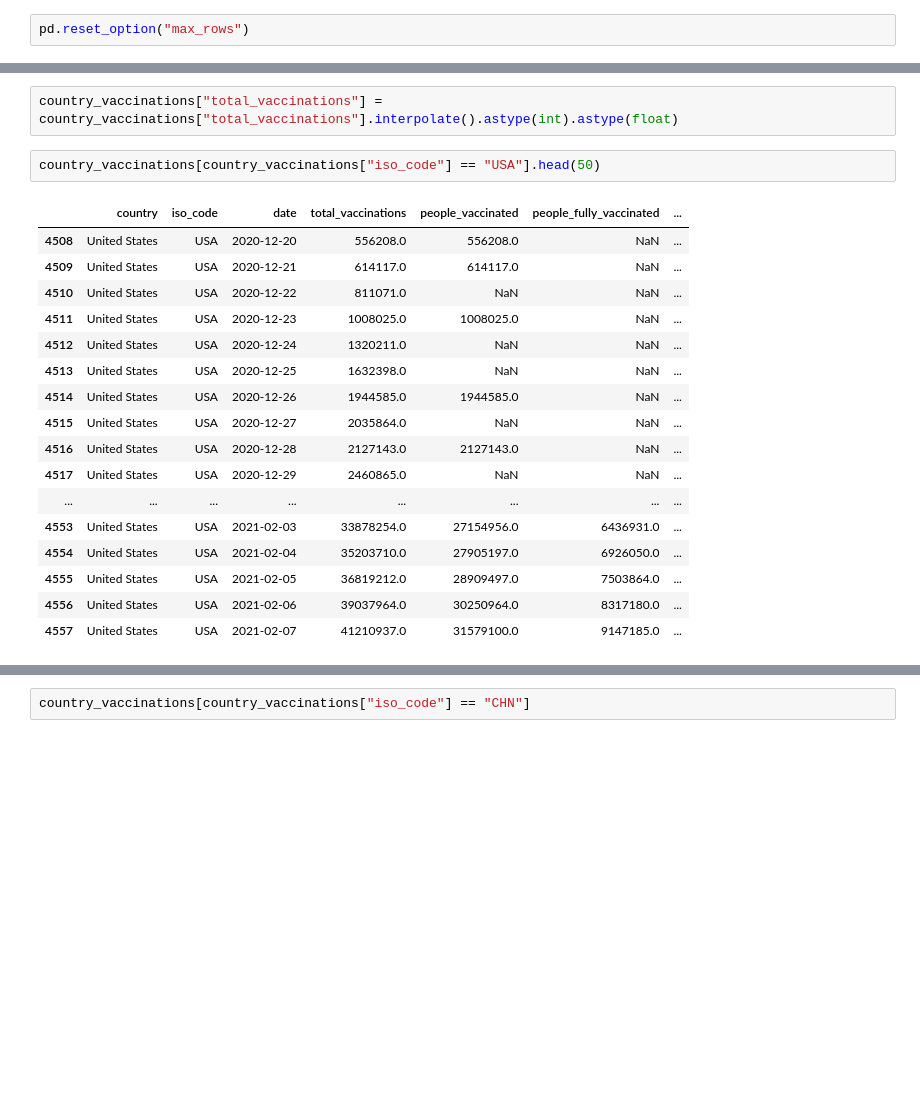
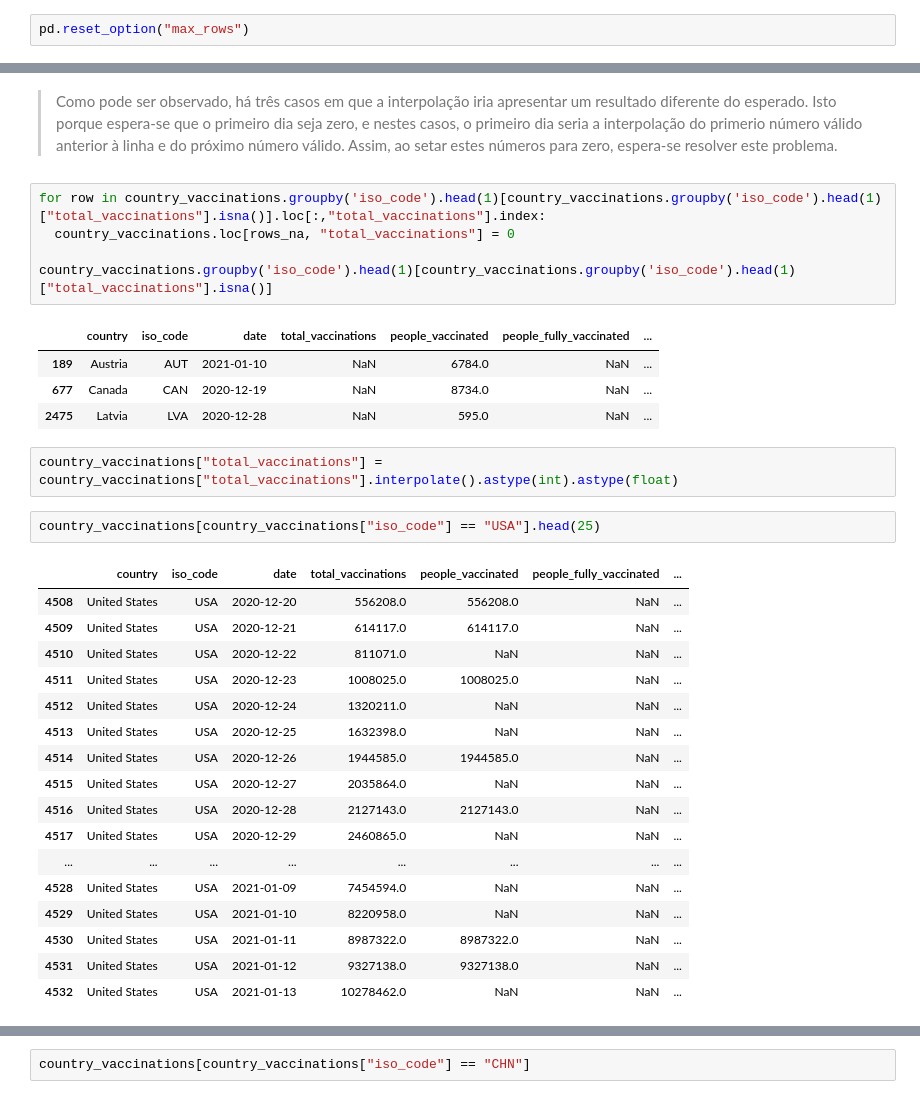
Before and after one commit to hitallocavas/covid-19-data-analysis, a Jupyter notebook: covid_19_analisys.ipynb, the cells around one changed output, grey strips where cells are left out. Saved outputs shown, nothing was run; the diff lists cells and outputs as text; blank space fills up the shorter version.

```diff
--- a/covid_19_analisys.ipynb
+++ b/covid_19_analisys.ipynb
@@ -284,23 +399,35 @@ country_vaccinations[country_vaccinations["iso_code"] == "RUS"].head(50)
+# %% [markdown]
+>Como pode ser observado, há três casos em que a interpolação iria apresentar um resultado diferente do esperado. Isto porque espera-se que o primeiro dia seja zero, e nestes casos, o primeiro dia seria a interpolação do primerio número válido anterior à linha e do próximo número válido. Assim, ao setar estes números para zero, espera-se resolver este problema.
+# %%
+for row in country_vaccinations.groupby('iso_code').head(1)[country_vaccinations.groupby('iso_code').head(1)["total_vaccinations"].isna()].loc[:,"total_vaccinations"].index:
+  country_vaccinations.loc[rows_na, "total_vaccinations"] = 0
+
+country_vaccinations.groupby('iso_code').head(1)[country_vaccinations.groupby('iso_code').head(1)["total_vaccinations"].isna()]
+# %% [output]
+|  | country | iso_code | date | total_vaccinations | people_vaccinated | people_fully_vaccinated | ... |
+| 189 | Austria | AUT | 2021-01-10 | NaN | 6784.0 | NaN | ... |
+| 677 | Canada | CAN | 2020-12-19 | NaN | 8734.0 | NaN | ... |
+| 2475 | Latvia | LVA | 2020-12-28 | NaN | 595.0 | NaN | ... |
 # %%
 country_vaccinations["total_vaccinations"] = country_vaccinations["total_vaccinations"].interpolate().astype(int).astype(float)
 # %%
-country_vaccinations[country_vaccinations["iso_code"] == "USA"].head(50)
+country_vaccinations[country_vaccinations["iso_code"] == "USA"].head(25)
 # %% [output]
 |  | country | iso_code | date | total_vaccinations | people_vaccinated | people_fully_vaccinated | ... |
 | 4508 | United States | USA | 2020-12-20 | 556208.0 | 556208.0 | NaN | ... |
 | 4509 | United States | USA | 2020-12-21 | 614117.0 | 614117.0 | NaN | ... |
 | 4510 | United States | USA | 2020-12-22 | 811071.0 | NaN | NaN | ... |
 | 4511 | United States | USA | 2020-12-23 | 1008025.0 | 1008025.0 | NaN | ... |
 | 4512 | United States | USA | 2020-12-24 | 1320211.0 | NaN | NaN | ... |
 | 4513 | United States | USA | 2020-12-25 | 1632398.0 | NaN | NaN | ... |
 | 4514 | United States | USA | 2020-12-26 | 1944585.0 | 1944585.0 | NaN | ... |
 | 4515 | United States | USA | 2020-12-27 | 2035864.0 | NaN | NaN | ... |
 | 4516 | United States | USA | 2020-12-28 | 2127143.0 | 2127143.0 | NaN | ... |
 | 4517 | United States | USA | 2020-12-29 | 2460865.0 | NaN | NaN | ... |
 | ... | ... | ... | ... | ... | ... | ... | ... |
-| 4553 | United States | USA | 2021-02-03 | 33878254.0 | 27154956.0 | 6436931.0 | ... |
-| 4554 | United States | USA | 2021-02-04 | 35203710.0 | 27905197.0 | 6926050.0 | ... |
-| 4555 | United States | USA | 2021-02-05 | 36819212.0 | 28909497.0 | 7503864.0 | ... |
-| 4556 | United States | USA | 2021-02-06 | 39037964.0 | 30250964.0 | 8317180.0 | ... |
-| 4557 | United States | USA | 2021-02-07 | 41210937.0 | 31579100.0 | 9147185.0 | ... |
+| 4528 | United States | USA | 2021-01-09 | 7454594.0 | NaN | NaN | ... |
+| 4529 | United States | USA | 2021-01-10 | 8220958.0 | NaN | NaN | ... |
+| 4530 | United States | USA | 2021-01-11 | 8987322.0 | 8987322.0 | NaN | ... |
+| 4531 | United States | USA | 2021-01-12 | 9327138.0 | 9327138.0 | NaN | ... |
+| 4532 | United States | USA | 2021-01-13 | 10278462.0 | NaN | NaN | ... |
 # %%
```
Also changed, not shown: parts of 66 cells of this notebook.
